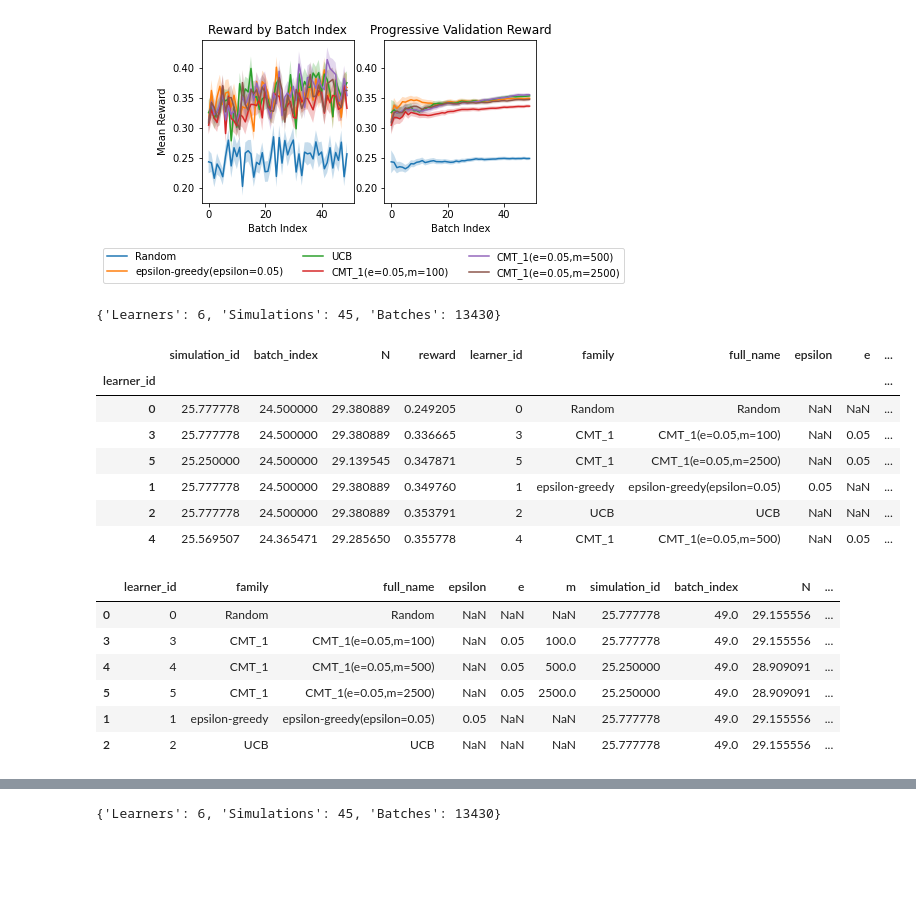
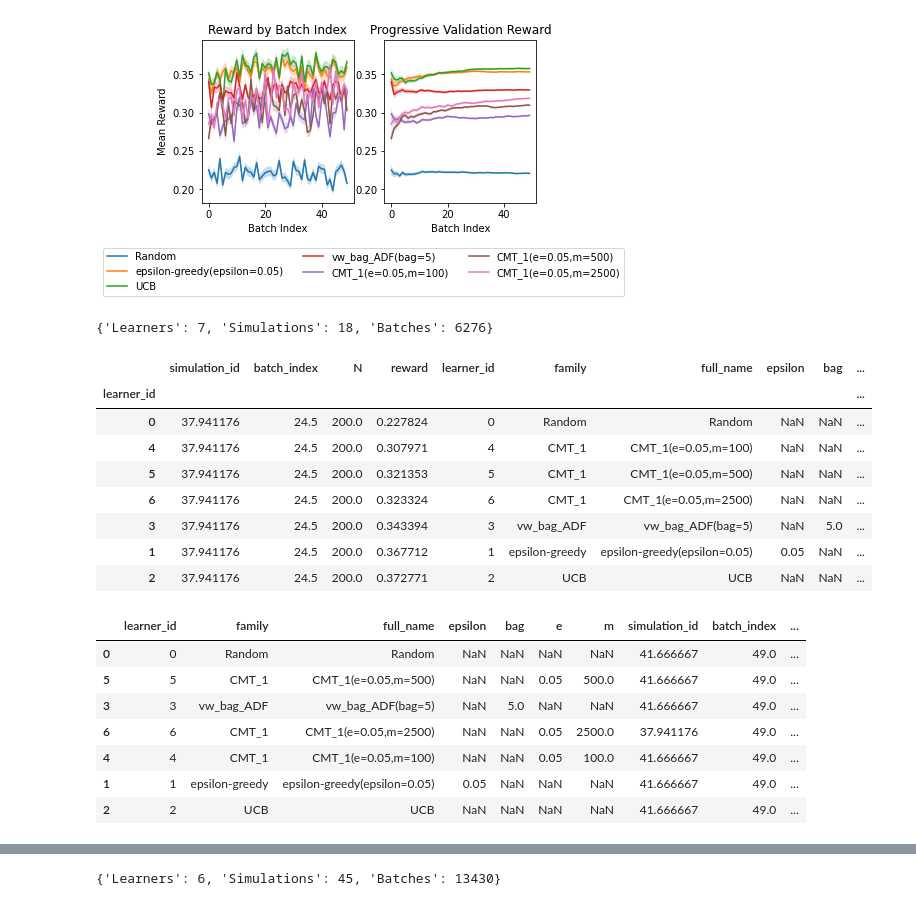
Before and after one commit to pmineiro/memoryrl, a Jupyter notebook: mrucker/results.ipynb, the cells around one changed output, grey strips where cells are left out. Cells and saved outputs as stored; diff of their text form; code cells hidden in the pictures; blank space fills up the shorter version.

```diff
--- a/mrucker/results.ipynb
+++ b/mrucker/results.ipynb
@@ -4,38 +4,40 @@ from coba.analysis import Plots
 import numpy as np
 import pandas as pd
 # %%
-result = Result.from_transaction_file('benchmark_long.log')
+result = Result.from_transaction_file('benchmark_med.log')
 # %%
 Plots.standard_plot(result, show_err=True)
 # %% [output]
-[figure, old version]
+[figure, new version]
 # %%
 result
 # %% [output]
-{'Learners': 6, 'Simulations': 45, 'Batches': 13430}
+{'Learners': 7, 'Simulations': 18, 'Batches': 6276}
 # %%
-l,s,b = result.to_pandasb
+l,s,b = result.to_pandas()
 # %%
-b.groupby('learner_id').mean().join(l).sort_values('reward')
+b[b.simulation_id !=105].groupby('learner_id').mean().join(l).sort_values('reward')
 # %% [output]
-|  | simulation_id | batch_index | N | reward | learner_id | family | full_name | epsilon | e | ... |
+|  | simulation_id | batch_index | N | reward | learner_id | family | full_name | epsilon | bag | ... |
 | learner_id |  |  |  |  |  |  |  |  |  | ... |
-| 0 | 25.777778 | 24.500000 | 29.380889 | 0.249205 | 0 | Random | Random | NaN | NaN | ... |
-| 3 | 25.777778 | 24.500000 | 29.380889 | 0.336665 | 3 | CMT_1 | CMT_1(e=0.05,m=100) | NaN | 0.05 | ... |
-| 5 | 25.250000 | 24.500000 | 29.139545 | 0.347871 | 5 | CMT_1 | CMT_1(e=0.05,m=2500) | NaN | 0.05 | ... |
-| 1 | 25.777778 | 24.500000 | 29.380889 | 0.349760 | 1 | epsilon-greedy | epsilon-greedy(epsilon=0.05) | 0.05 | NaN | ... |
-| 2 | 25.777778 | 24.500000 | 29.380889 | 0.353791 | 2 | UCB | UCB | NaN | NaN | ... |
-| 4 | 25.569507 | 24.365471 | 29.285650 | 0.355778 | 4 | CMT_1 | CMT_1(e=0.05,m=500) | NaN | 0.05 | ... |
+| 0 | 37.941176 | 24.5 | 200.0 | 0.227824 | 0 | Random | Random | NaN | NaN | ... |
+| 4 | 37.941176 | 24.5 | 200.0 | 0.307971 | 4 | CMT_1 | CMT_1(e=0.05,m=100) | NaN | NaN | ... |
+| 5 | 37.941176 | 24.5 | 200.0 | 0.321353 | 5 | CMT_1 | CMT_1(e=0.05,m=500) | NaN | NaN | ... |
+| 6 | 37.941176 | 24.5 | 200.0 | 0.323324 | 6 | CMT_1 | CMT_1(e=0.05,m=2500) | NaN | NaN | ... |
+| 3 | 37.941176 | 24.5 | 200.0 | 0.343394 | 3 | vw_bag_ADF | vw_bag_ADF(bag=5) | NaN | 5.0 | ... |
+| 1 | 37.941176 | 24.5 | 200.0 | 0.367712 | 1 | epsilon-greedy | epsilon-greedy(epsilon=0.05) | 0.05 | NaN | ... |
+| 2 | 37.941176 | 24.5 | 200.0 | 0.372771 | 2 | UCB | UCB | NaN | NaN | ... |
 # %%
 pd.merge(l,b[b.batch_index == 49].groupby('learner_id').mean(), on='learner_id').sort_values('reward')
 # %% [output]
-|  | learner_id | family | full_name | epsilon | e | m | simulation_id | batch_index | N | ... |
-| 0 | 0 | Random | Random | NaN | NaN | NaN | 25.777778 | 49.0 | 29.155556 | ... |
-| 3 | 3 | CMT_1 | CMT_1(e=0.05,m=100) | NaN | 0.05 | 100.0 | 25.777778 | 49.0 | 29.155556 | ... |
-| 4 | 4 | CMT_1 | CMT_1(e=0.05,m=500) | NaN | 0.05 | 500.0 | 25.250000 | 49.0 | 28.909091 | ... |
-| 5 | 5 | CMT_1 | CMT_1(e=0.05,m=2500) | NaN | 0.05 | 2500.0 | 25.250000 | 49.0 | 28.909091 | ... |
-| 1 | 1 | epsilon-greedy | epsilon-greedy(epsilon=0.05) | 0.05 | NaN | NaN | 25.777778 | 49.0 | 29.155556 | ... |
-| 2 | 2 | UCB | UCB | NaN | NaN | NaN | 25.777778 | 49.0 | 29.155556 | ... |
+|  | learner_id | family | full_name | epsilon | bag | e | m | simulation_id | batch_index | ... |
+| 0 | 0 | Random | Random | NaN | NaN | NaN | NaN | 41.666667 | 49.0 | ... |
+| 5 | 5 | CMT_1 | CMT_1(e=0.05,m=500) | NaN | NaN | 0.05 | 500.0 | 41.666667 | 49.0 | ... |
+| 3 | 3 | vw_bag_ADF | vw_bag_ADF(bag=5) | NaN | 5.0 | NaN | NaN | 41.666667 | 49.0 | ... |
+| 6 | 6 | CMT_1 | CMT_1(e=0.05,m=2500) | NaN | NaN | 0.05 | 2500.0 | 37.941176 | 49.0 | ... |
+| 4 | 4 | CMT_1 | CMT_1(e=0.05,m=100) | NaN | NaN | 0.05 | 100.0 | 41.666667 | 49.0 | ... |
+| 1 | 1 | epsilon-greedy | epsilon-greedy(epsilon=0.05) | 0.05 | NaN | NaN | NaN | 41.666667 | 49.0 | ... |
+| 2 | 2 | UCB | UCB | NaN | NaN | NaN | NaN | 41.666667 | 49.0 | ... |
 # %%
 np.log10(s['interaction_count']).plot(kind="hist")
 # %% [output]
```
Also changed, not shown: parts of 3 cells of this notebook, 3 other files.
